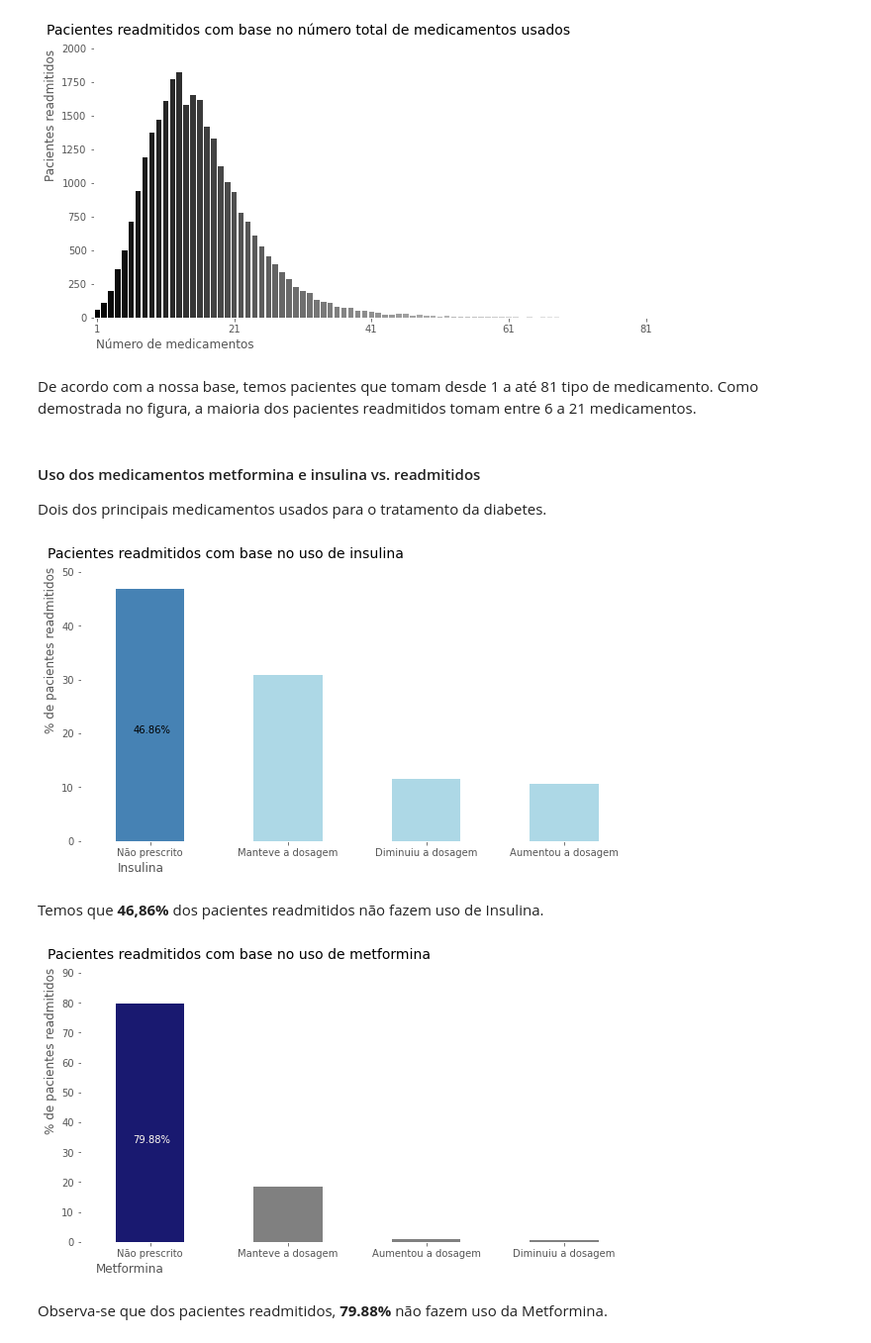
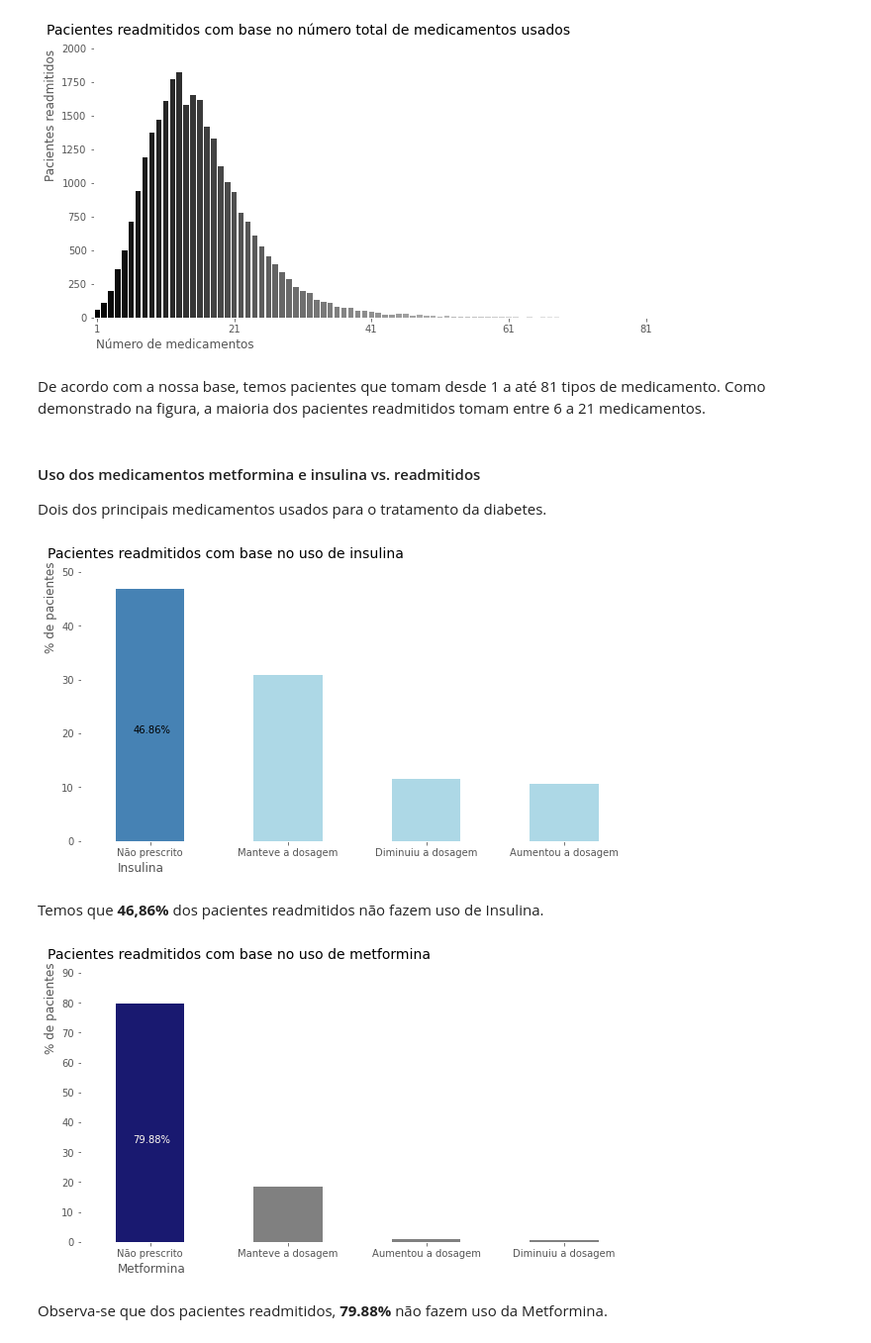
Before and after one commit to LilianeAquino/aed_projeto_3, a Jupyter notebook: template.ipynb, the cells around one changed output. Shown at 99% size. Cells and saved outputs as stored; diff of their text form; code cells hidden in the pictures.

```diff
--- a/template.ipynb
+++ b/template.ipynb
@@ -821,7 +827,7 @@ plt.show()
 # %% [output]
 [figure]
 # %% [markdown]
-De acordo com a nossa base, temos pacientes que tomam desde 1 a até 81 tipo de medicamento. Como demostrada no figura, a maioria dos pacientes readmitidos tomam entre 6 a 21 medicamentos.
+De acordo com a nossa base, temos pacientes que tomam desde 1 a até 81 tipos de medicamento. Como demonstrado na figura, a maioria dos pacientes readmitidos tomam entre 6 a 21 medicamentos.
 # %% [markdown]
 #### Uso dos medicamentos metformina e insulina vs. readmitidos
 
@@ -835,7 +841,7 @@ plt.rcParams['figure.figsize'] = [10, 5]
 (just_readmitted['insulin'].value_counts(normalize=True)*100).plot.bar(rot=0, color=['#4682B4', '#ADD8E6', '#ADD8E6', '#ADD8E6'])
 
 plt.title('Pacientes readmitidos com base no uso de insulina', y=1.03, size=14, loc='left', x=-0.06)
-plt.ylabel('% de pacientes readmitidos', horizontalalignment='left', y=0.40)
+plt.ylabel('% de pacientes', horizontalalignment='left', y=0.70)
 plt.xlabel('Insulina', horizontalalignment='right', x=0.15)
 plt.xticks(ticks, labels)
 plt.ylim(0, 50)
@@ -847,31 +853,31 @@ plt.annotate(str(round(just_readmitted['insulin'].value_counts(normalize=True)[0
              color='#000000')
 plt.show()
 # %% [output]
-[figure, old version]
+[figure, new version]
 # %% [markdown]
 Temos que **46,86%** dos pacientes readmitidos não fazem uso de Insulina.
 # %%
 labels = ['Não prescrito', 'Manteve a dosagem', 'Aumentou a dosagem', 'Diminuiu a dosagem']
 ticks = [0, 1, 2, 3]
 
 plt.rcParams['figure.figsize'] = [10, 5]
 
 (just_readmitted['metformin'].value_counts(normalize=True)*100).plot.bar(rot=0, color=['#191970','#808080', '#808080', '#808080'])
 
 plt.title('Pacientes readmitidos com base no uso de metformina', y=1.03, size=14, loc='left', x=-0.06)
-plt.ylabel('% de pacientes readmitidos', horizontalalignment='left', y=0.40)
-plt.xlabel('Metformina', horizontalalignment='right', x=0.15)
+plt.ylabel('% de pacientes', horizontalalignment='left', y=0.70)
+plt.xlabel('Metformina', horizontalalignment='right', x=0.19)
 plt.xticks(ticks, labels)
 plt.ylim(0, 90)
 
 plt.annotate(str(round(just_readmitted['metformin'].value_counts(normalize=True)[0]*100, 2))+'%',
              (-0.1, 10),
              textcoords='offset points',
              xytext=(-3, 70),
              color='#FFFAF0')
 plt.show()
 # %% [output]
-[figure, old version]
+[figure, new version]
 # %% [markdown]
 Observa-se que dos pacientes readmitidos, **79.88%** não fazem uso da Metformina.
 # %% [markdown]
```
Also changed, not shown: parts of 14 cells of this notebook.
